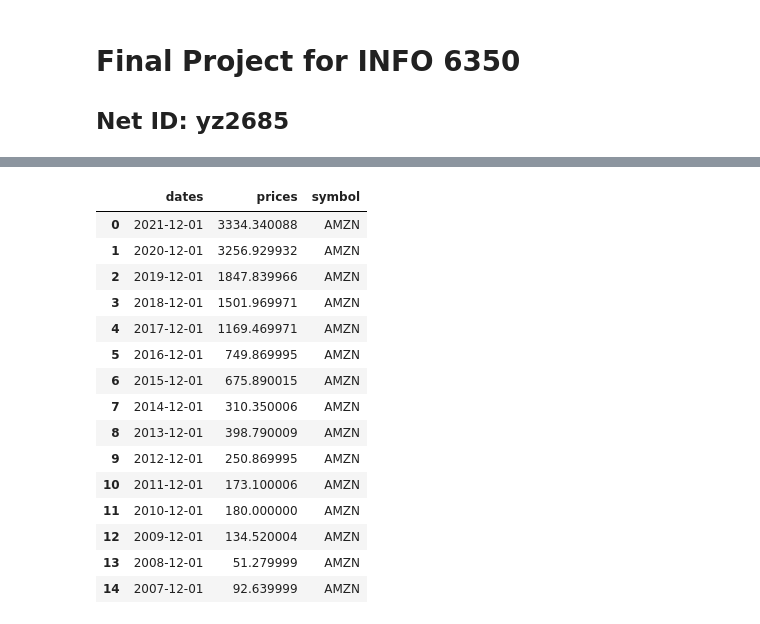
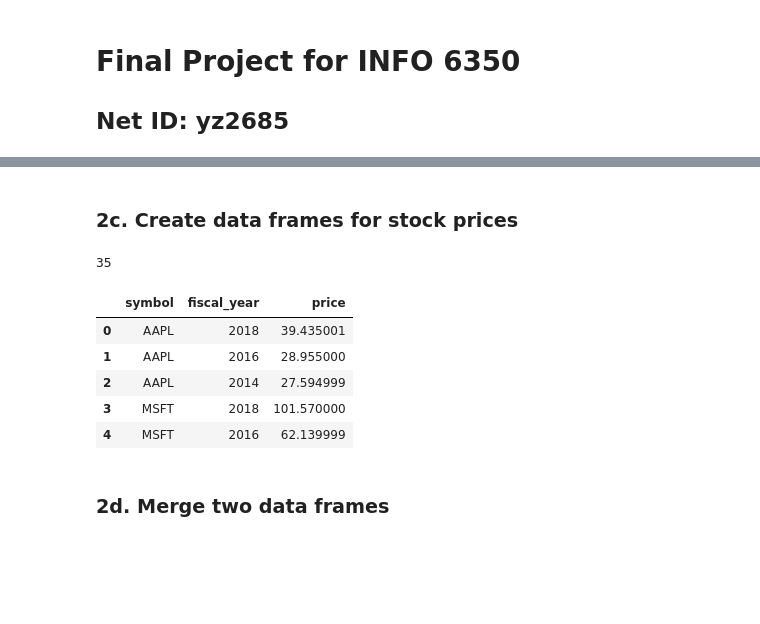
Before and after one commit to annsway/NLP, a Jupyter notebook: Final-Project.ipynb, the cells around one changed output, grey strips where cells are left out. Drawn from its saved outputs; the diff is of its cells as text; code cells hidden in the pictures; blank space fills up the shorter version.

```diff
--- a/Final-Project.ipynb
+++ b/Final-Project.ipynb
@@ -320,20 +323,26 @@ getStockPricesByTicker('AMZN', '1167609600', '1672444800')
+# %% [markdown]
+### 2c. Create data frames for stock prices
+# %%
+len(dict)
+# %% [output]
+35
+# %%
+df_fi = pd.DataFrame.from_records(
+    [
+        (level1, level2, leaf)
+        for level1, level2_dict in dict.items()
+        for level2, leaf in level2_dict.items()
+    ],
+    columns=['symbol', 'fiscal_year', 'price']
+)
 # %%
-dfItem = pd.DataFrame.from_records(dict)
-dfItem
+df_fi.head()
 # %% [output]
-|  | dates | prices | symbol |
-| 0 | 2021-12-01 | 3334.340088 | AMZN |
-| 1 | 2020-12-01 | 3256.929932 | AMZN |
-| 2 | 2019-12-01 | 1847.839966 | AMZN |
-| 3 | 2018-12-01 | 1501.969971 | AMZN |
-| 4 | 2017-12-01 | 1169.469971 | AMZN |
-| 5 | 2016-12-01 | 749.869995 | AMZN |
-| 6 | 2015-12-01 | 675.890015 | AMZN |
-| 7 | 2014-12-01 | 310.350006 | AMZN |
-| 8 | 2013-12-01 | 398.790009 | AMZN |
-| 9 | 2012-12-01 | 250.869995 | AMZN |
-| 10 | 2011-12-01 | 173.100006 | AMZN |
-| 11 | 2010-12-01 | 180.000000 | AMZN |
-| 12 | 2009-12-01 | 134.520004 | AMZN |
-| 13 | 2008-12-01 | 51.279999 | AMZN |
-| 14 | 2007-12-01 | 92.639999 | AMZN |
+|  | symbol | fiscal_year | price |
+| 0 | AAPL | 2018 | 39.435001 |
+| 1 | AAPL | 2016 | 28.955000 |
+| 2 | AAPL | 2014 | 27.594999 |
+| 3 | MSFT | 2018 | 101.570000 |
+| 4 | MSFT | 2016 | 62.139999 |
+# %% [markdown]
+### 2d. Merge two data frames
```
Also changed, not shown: parts of 28 cells of this notebook, 1 other file.
